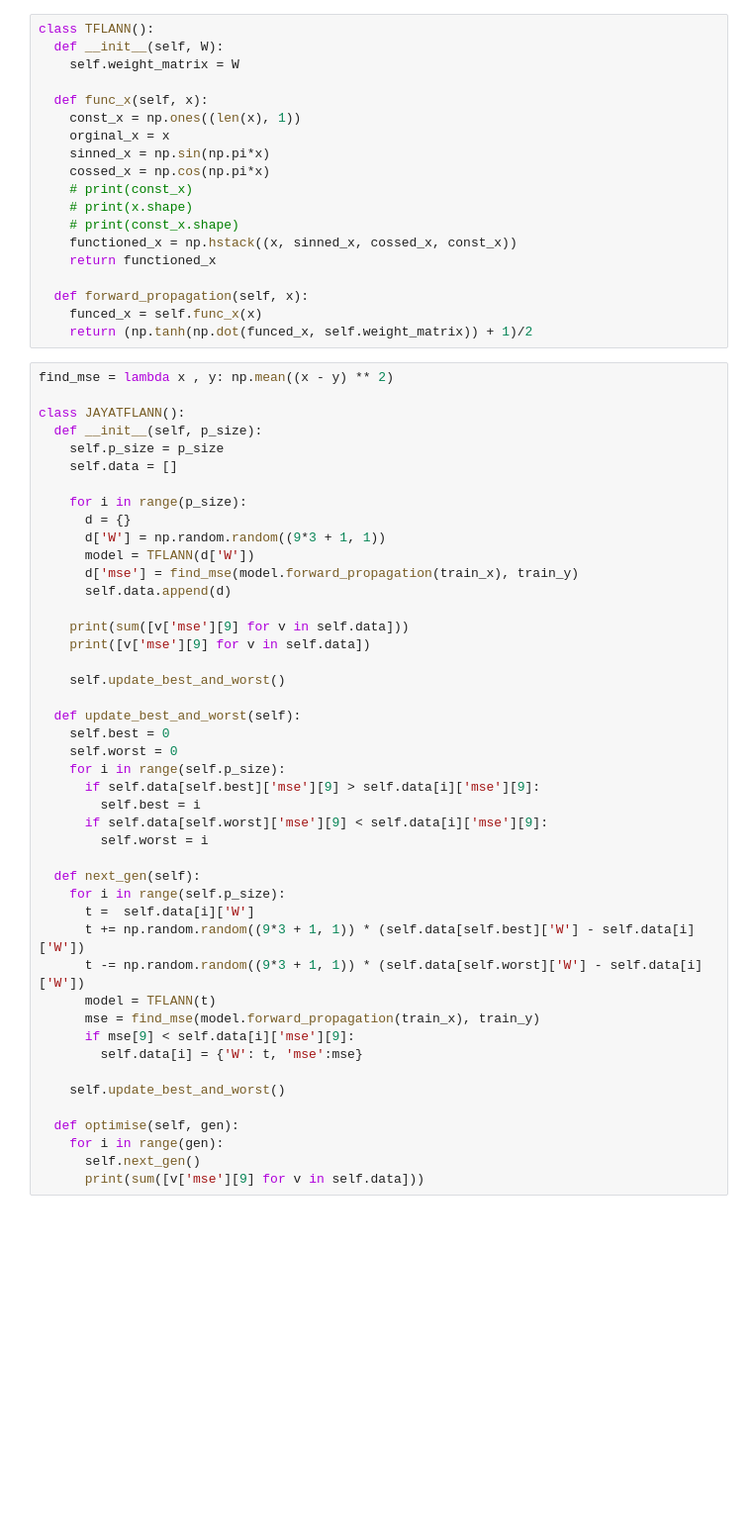
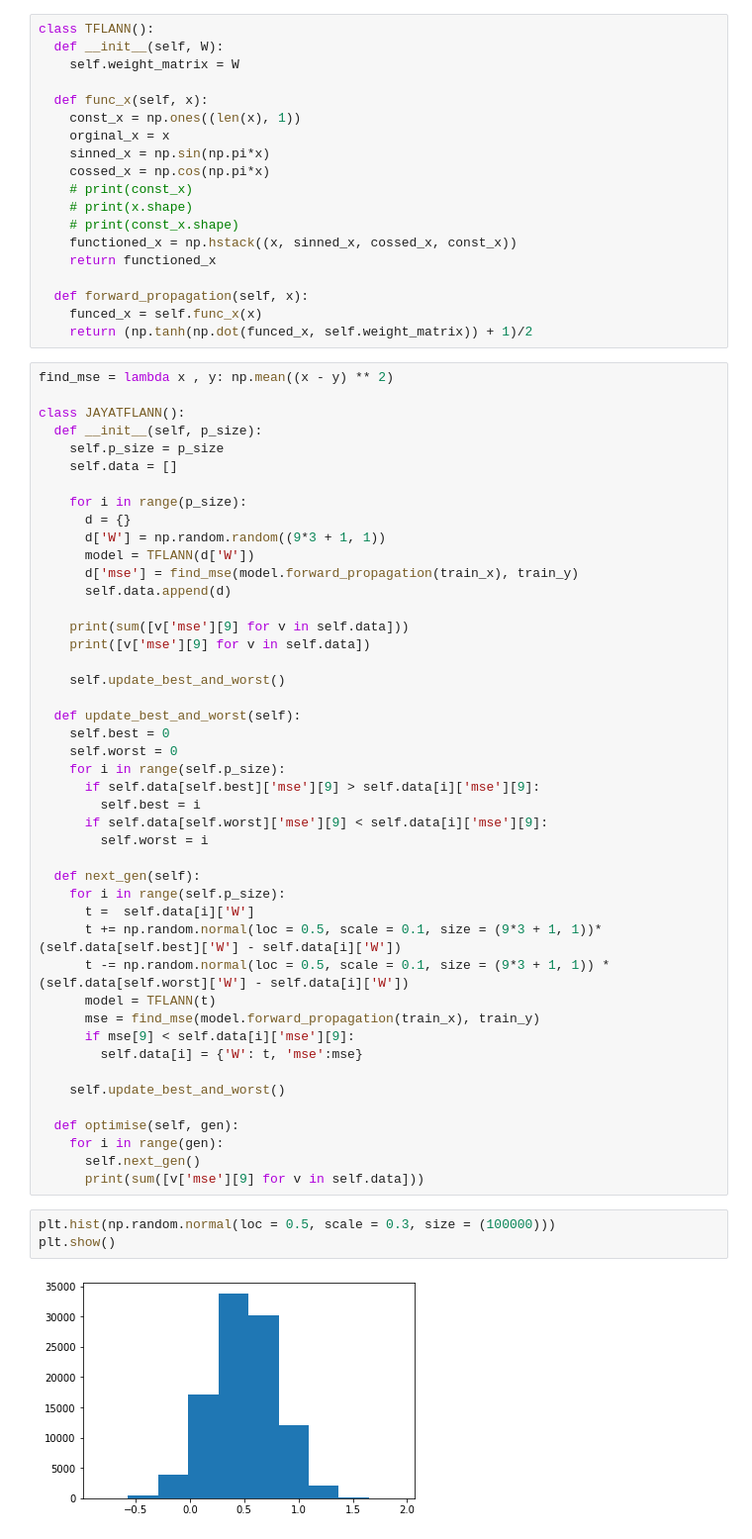
Before and after one commit to abhinav-exp/Forecasting-CryptoCurrency-Prices, a Jupyter notebook: TFLANN_with_JAYA.ipynb, the cells around one changed output. Shown at 99% size. Saved outputs shown, nothing was run; the diff lists cells and outputs as text; blank space fills up the shorter version.

```diff
--- a/TFLANN_with_JAYA.ipynb
+++ b/TFLANN_with_JAYA.ipynb
@@ -143,8 +143,8 @@ class JAYATFLANN():
   def next_gen(self):
     for i in range(self.p_size):
       t =  self.data[i]['W']
-      t += np.random.random((9*3 + 1, 1)) * (self.data[self.best]['W'] - self.data[i]['W'])
-      t -= np.random.random((9*3 + 1, 1)) * (self.data[self.worst]['W'] - self.data[i]['W'])
+      t += np.random.normal(loc = 0.5, scale = 0.1, size = (9*3 + 1, 1))* (self.data[self.best]['W'] - self.data[i]['W'])
+      t -= np.random.normal(loc = 0.5, scale = 0.1, size = (9*3 + 1, 1)) * (self.data[self.worst]['W'] - self.data[i]['W'])
       model = TFLANN(t)
       mse = find_mse(model.forward_propagation(train_x), train_y)
       if mse[9] < self.data[i]['mse'][9]:
@@ -156,6 +156,11 @@ class JAYATFLANN():
     for i in range(gen):
       self.next_gen()
       print(sum([v['mse'][9] for v in self.data]))
+# %%
+plt.hist(np.random.normal(loc = 0.5, scale = 0.3, size = (100000)))
+plt.show()
+# %% [output]
+[figure, added]
 # %%
 optimiser = JAYATFLANN(50)
 optimiser.optimise(100)
```
Also changed, not shown: parts of 3 cells of this notebook.
